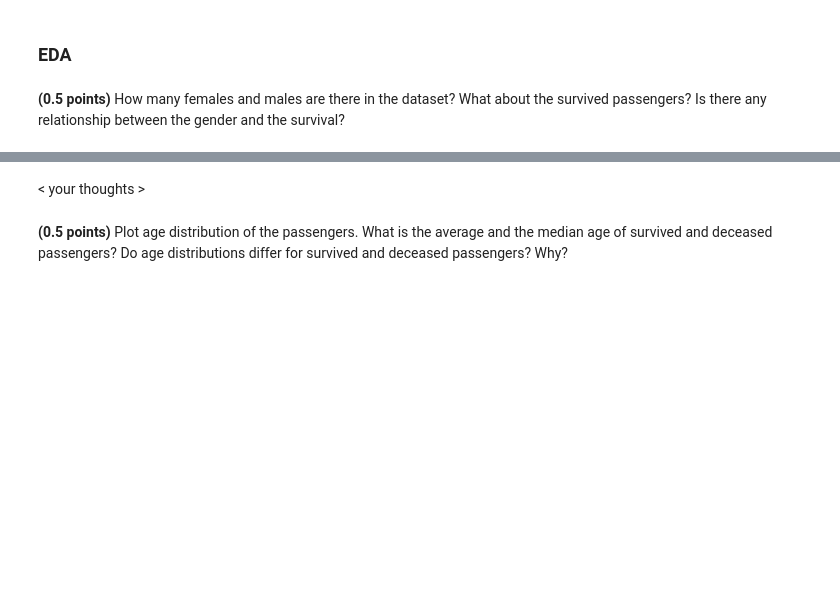
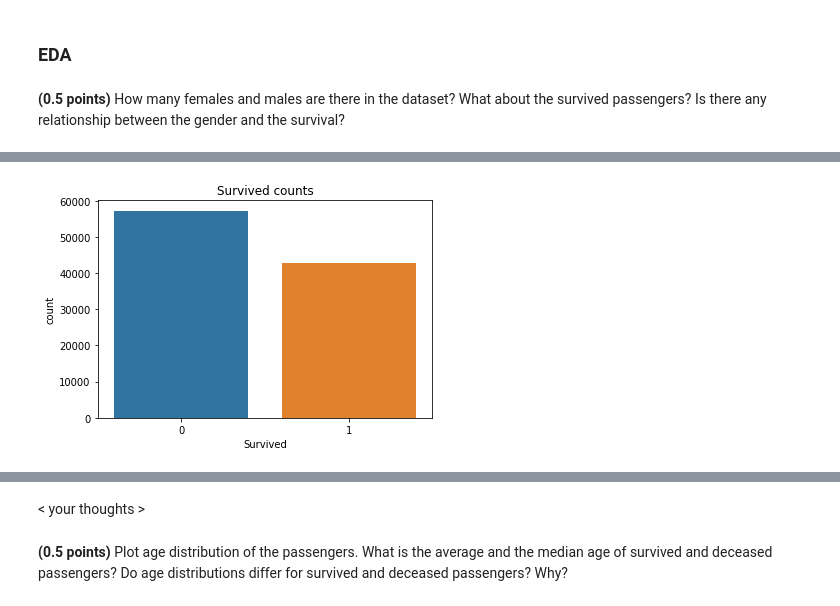
Before and after one commit to zappaz00/5_classification_linear_knn, a Jupyter notebook: hw_classification.ipynb, the cells around one changed output, grey strips where cells are left out. Drawn from its saved outputs; the diff is of its cells as text; code cells hidden in the pictures; blank space fills up the shorter version.

```diff
--- a/hw_classification.ipynb
+++ b/hw_classification.ipynb
@@ -505,0 +509,5 @@ data.head()
+# %%
+sns.countplot(data=data, x='Survived')
+plt.title('Survived counts');
+# %% [output]
+[figure, added]
```
Also changed, not shown: parts of 5 cells of this notebook.
